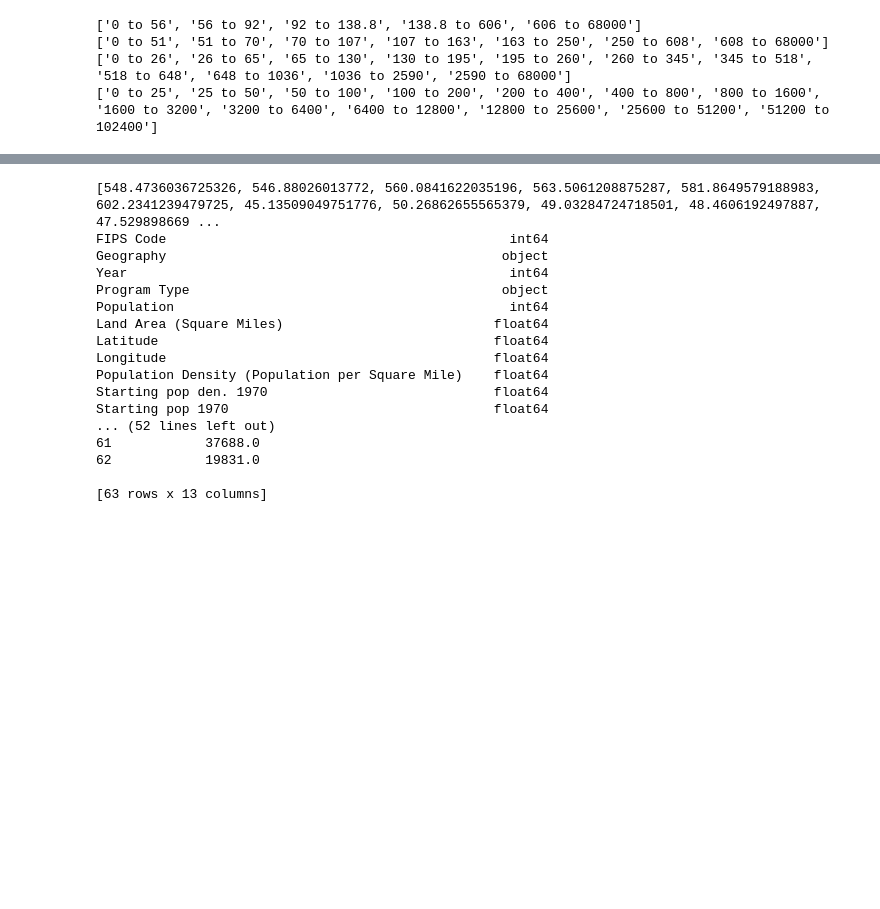
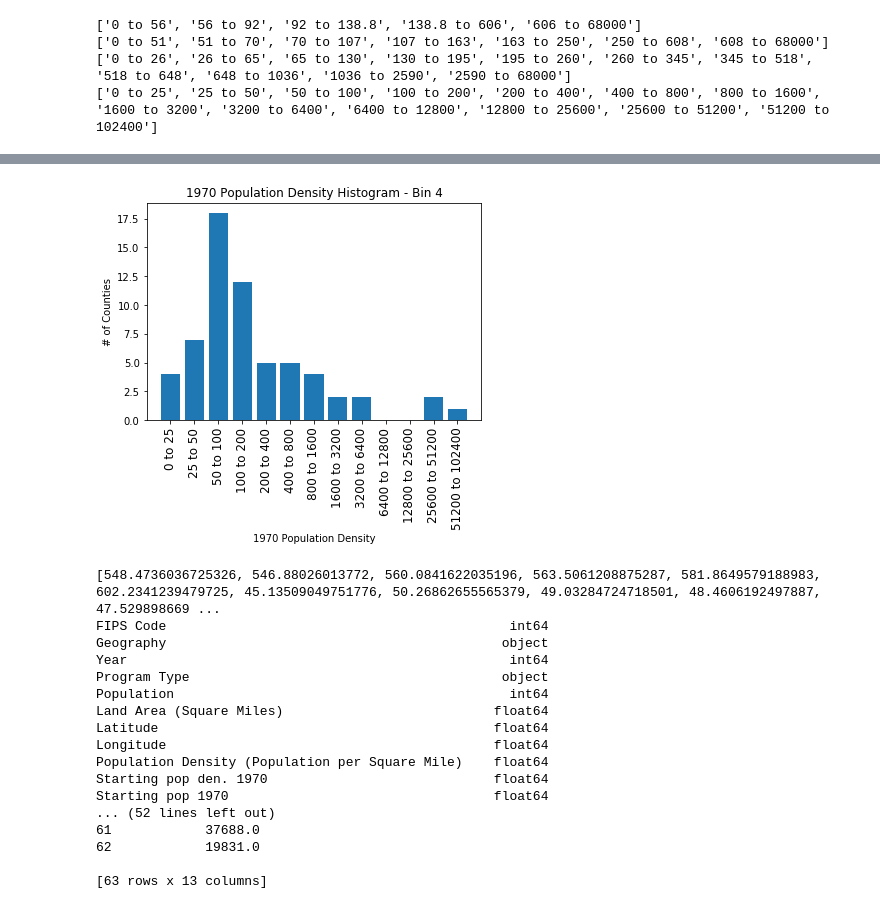
Before and after one commit to zmoloci/Project-1-Group-6, a Jupyter notebook: Project1.ipynb, the cells around one changed output, grey strips where cells are left out. Saved outputs shown, nothing was run; the diff lists cells and outputs as text; code cells hidden in the pictures; blank space fills up the shorter version.

```diff
--- a/Project1.ipynb
+++ b/Project1.ipynb
@@ -704,3 +759,26 @@ plt.show()
+# %%
+# Histogram of Bin4
+
+# Group the data by county and state, and compute the mean of per capita income
+bin4_grouped_df = popden1970bin4.groupby(['1970 Pop Den Bin4']).count().reset_index()
+bin4_grouped_df
+# Plot a bar graph with the mean per capita income of each county
+plt.bar(bin4_grouped_df['1970 Pop Den Bin4'], bin4_grouped_df['Geography'], width=0.8)
+
+# Add labels and title to the graph
+plt.xlabel('1970 Population Density')
+plt.xlim(-1.0,13)
+plt.xticks(np.arange(0,13,step=1))
+plt.xticks(rotation=90, fontsize=12)
+
+plt.ylabel('# of Counties')
+
+plt.title('1970 Population Density Histogram - Bin 4')
+
+# Show the graph
+plt.show()
+# %% [output]
+[figure, added]
 # %%
 # ZAC - Add dynamic bin slider functionality
 
```
Also changed, not shown: parts of 11 cells of this notebook, 1 other file.
